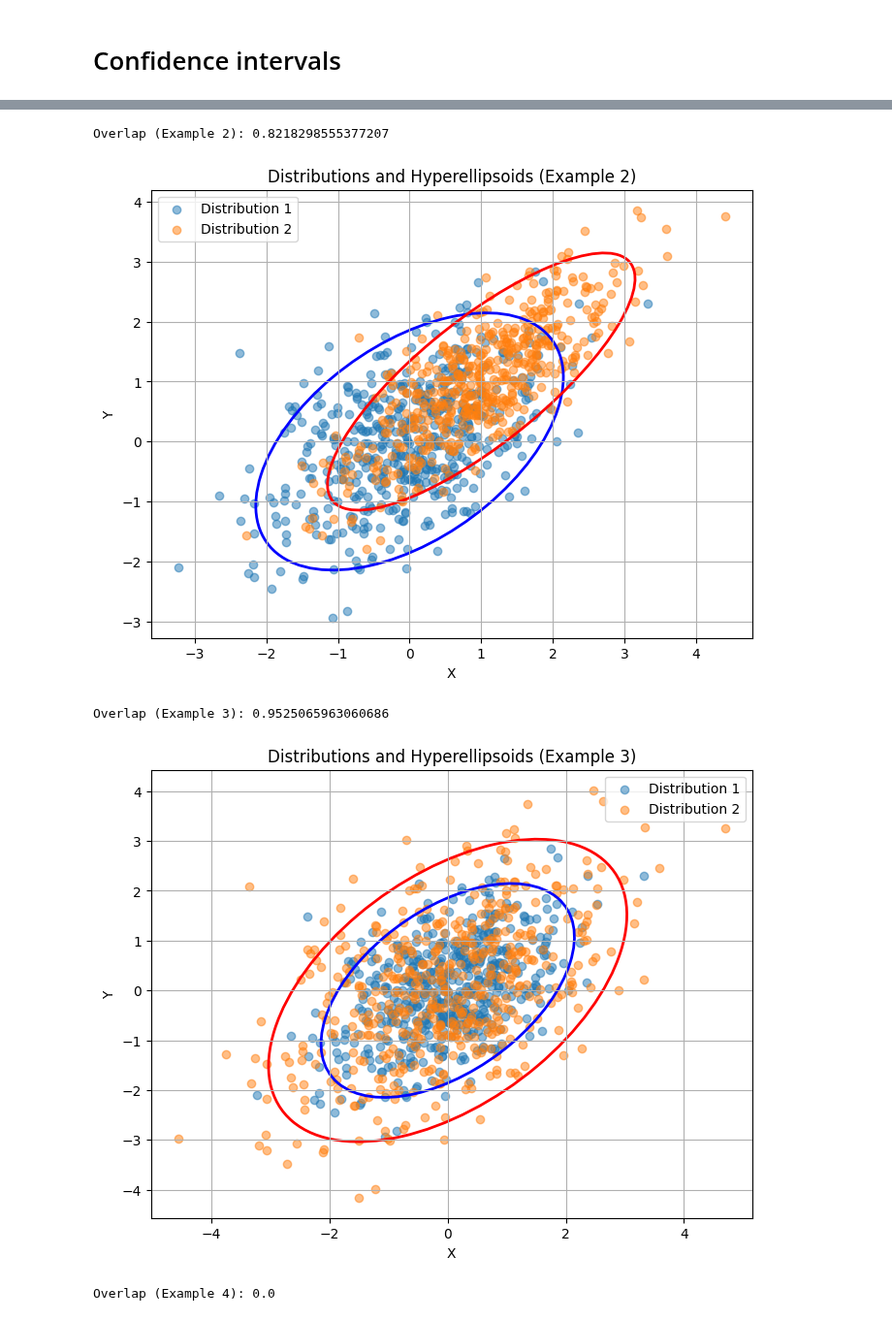
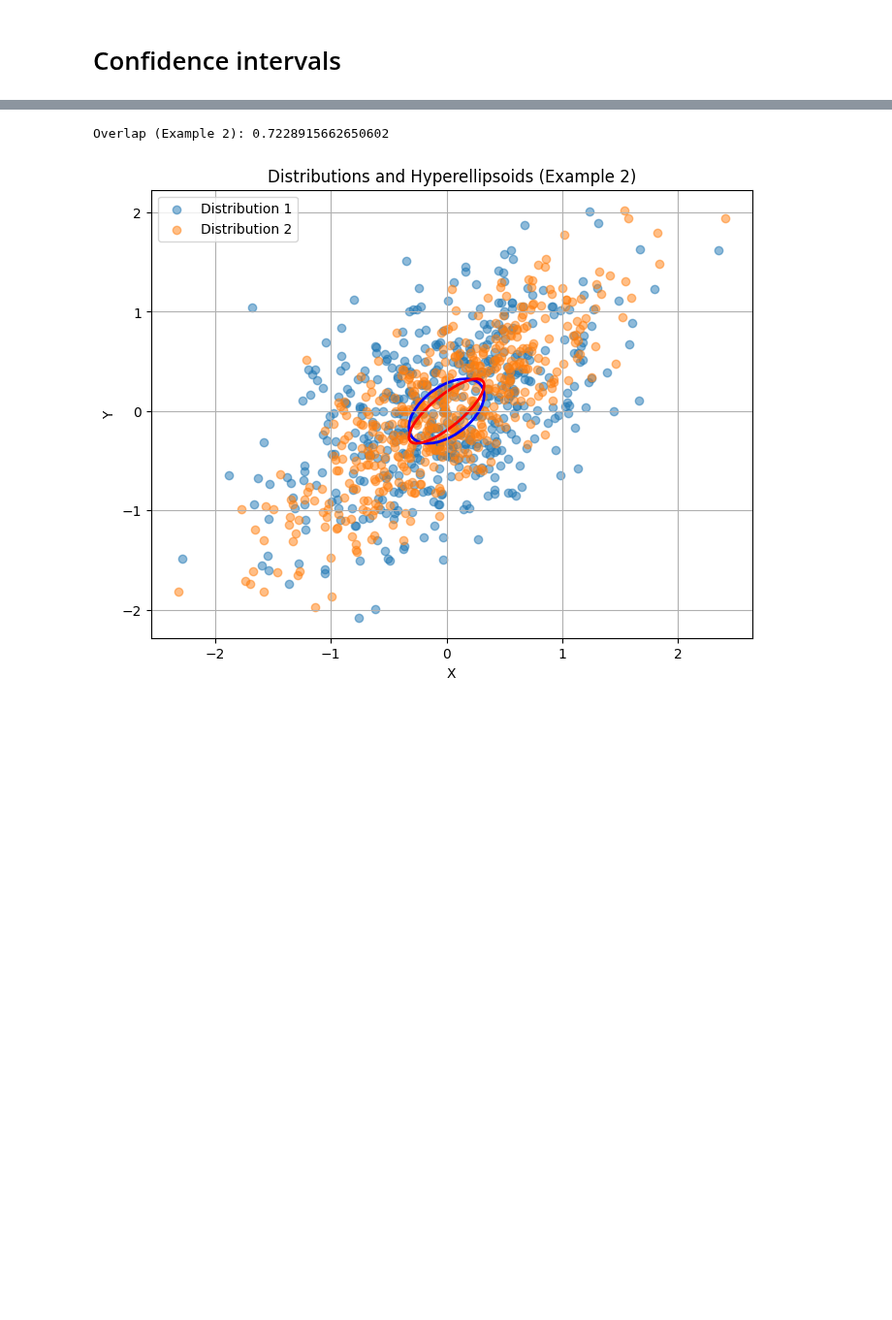
Before and after one commit to mirkomanset/dynamic-clustering, a Jupyter notebook: notebooks/gaussian/gaussian_overlapping.ipynb, the cells around one changed output, grey strips where cells are left out. Shown at 97% size. Saved outputs shown, nothing was run; the diff lists cells and outputs as text; code cells hidden in the pictures; blank space fills up the shorter version.

Commit message:
Fix compute overlapping function

```diff
--- a/notebooks/gaussian/gaussian_overlapping.ipynb
+++ b/notebooks/gaussian/gaussian_overlapping.ipynb
@@ -284,7 +284,7 @@ mean = np.array([0, 0])
 cov = np.array([[1, 0.5], [0.5, 1]])
 
 # Define alpha values (significance levels)
-alphas = [0.90, 0.75, 0.50, 0.25]
+alphas = [0.99, 0.90, 0.75, 0.50, 0.25]
 
 plt.figure(figsize=(8, 6))
 
@@ -322,11 +322,10 @@ plt.show()
 # %%
 from matplotlib.patches import Ellipse
-
 
 def plot_hyperellipsoid(mean, cov, alpha, ax, color):
     eigenvalues, eigenvectors = np.linalg.eig(cov)
     angle = np.degrees(np.arctan2(*eigenvectors[:, 0][::-1]))
-    width, height = 2 * np.sqrt(eigenvalues) * np.sqrt(chi2.ppf(alpha, len(mean)))
+    width, height = 2 * np.sqrt(eigenvalues) * np.sqrt(chi2.ppf(1 - alpha, len(mean)))
     ellipse = Ellipse(
         mean, width, height, angle=angle, edgecolor=color, facecolor="none", lw=2
     )
@@ -334,86 +362,30 @@ def plot_hyperellipsoid(mean, cov, alpha, ax, color):
 # %%
 # Example 2: More overlapping distributions
 mean1 = [0.0, 0.0]
-cov1 = np.array([[1.0, 0.5], [0.5, 1.0]])
-mean2 = [1.0, 1.0]  # Closer means
-cov2 = np.array([[1.0, 0.8], [0.8, 1.0]])  # More correlated
+cov1 = np.array([[0.5, 0.25], [0.25, 0.5]])  # Smaller covariance
+mean2 = [0, 0]  # Closer means
+cov2 = np.array([[0.5, 0.4], [0.4, 0.5]])  # Smaller covariance, more correlated
 alpha = 0.9
 
-overlap = compute_overlapping(mean1, cov1, mean2, cov2, alpha)
+
+overlap = compute_overlapping(mean1, cov1, mean2, cov2, alpha, n_points_per_dimension=500)
 print(f"Overlap (Example 2): {overlap}")
 
 # Plotting (similar to Example 1, just with the new distributions)
 points1 = generate_points(mean1, cov1, 500)
 points2 = generate_points(mean2, cov2, 500)
 
 plt.figure(figsize=(8, 6))
 plt.scatter(points1[:, 0], points1[:, 1], label="Distribution 1", alpha=0.5)
 plt.scatter(points2[:, 0], points2[:, 1], label="Distribution 2", alpha=0.5)
 plot_hyperellipsoid(mean1, cov1, alpha, plt.gca(), "blue")
 plot_hyperellipsoid(mean2, cov2, alpha, plt.gca(), "red")
 plt.xlabel("X")
 plt.ylabel("Y")
 plt.title("Distributions and Hyperellipsoids (Example 2)")
 plt.legend()
 plt.grid(True)
 plt.show()
-
-
-# Example 3: One distribution contained in another
-mean1 = [0.0, 0.0]
-cov1 = np.array([[1.0, 0.5], [0.5, 1.0]])
-mean2 = [0.0, 0.0]  # Same mean
-cov2 = np.array([[2.0, 1.0], [1.0, 2.0]])  # Larger covariance
-alpha = 0.9
-
-overlap = compute_overlapping(mean1, cov1, mean2, cov2, alpha)
-print(f"Overlap (Example 3): {overlap}")
-
-# Plotting (similar to Example 1, just with the new distributions)
-points1 = generate_points(mean1, cov1, 500)
-points2 = generate_points(mean2, cov2, 500)
-
-plt.figure(figsize=(8, 6))
-plt.scatter(points1[:, 0], points1[:, 1], label="Distribution 1", alpha=0.5)
-plt.scatter(points2[:, 0], points2[:, 1], label="Distribution 2", alpha=0.5)
-plot_hyperellipsoid(mean1, cov1, alpha, plt.gca(), "blue")
-plot_hyperellipsoid(mean2, cov2, alpha, plt.gca(), "red")
-plt.xlabel("X")
-plt.ylabel("Y")
-plt.title("Distributions and Hyperellipsoids (Example 3)")
-plt.legend()
-plt.grid(True)
-plt.show()
-
-# Example 4: Very distant distributions (minimal to no overlap)
-mean1 = [0.0, 0.0]
-cov1 = np.array([[1.0, 0.5], [0.5, 1.0]])
-mean2 = [10.0, 10.0]  # Very far apart means
-cov2 = np.array([[1.0, 0.5], [0.5, 1.0]])
-alpha = 0.9
-
-overlap = compute_overlapping(mean1, cov1, mean2, cov2, alpha)
-print(f"Overlap (Example 4): {overlap}")
-
-# Plotting
-points1 = generate_points(mean1, cov1, 500)
-points2 = generate_points(mean2, cov2, 500)
-
-plt.figure(figsize=(8, 6))
-plt.scatter(points1[:, 0], points1[:, 1], label="Distribution 1", alpha=0.5)
-plt.scatter(points2[:, 0], points2[:, 1], label="Distribution 2", alpha=0.5)
-plot_hyperellipsoid(mean1, cov1, alpha, plt.gca(), "blue")
-plot_hyperellipsoid(mean2, cov2, alpha, plt.gca(), "red")
-
-plt.xlabel("X")
-plt.ylabel("Y")
-plt.title("Distributions and Hyperellipsoids (Example 4 - Distant)")
-plt.legend()
-plt.grid(True)
-plt.show()
 # %% [output]
-Overlap (Example 2): 0.8218298555377207
+Overlap (Example 2): 0.7228915662650602
-[figure, old version]
+[figure, new version]
-Overlap (Example 3): 0.9525065963060686
-[figure, removed]
-Overlap (Example 4): 0.0
```
Also changed, not shown: parts of 10 cells of this notebook, 3 other files.
